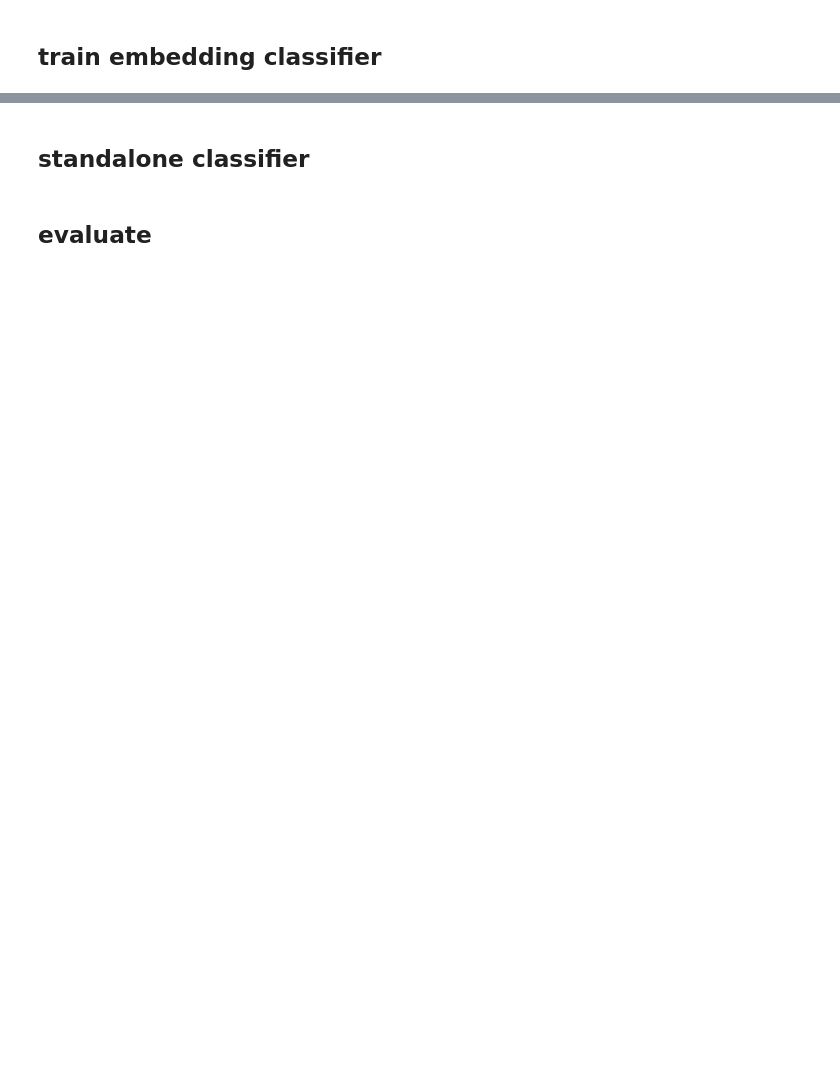
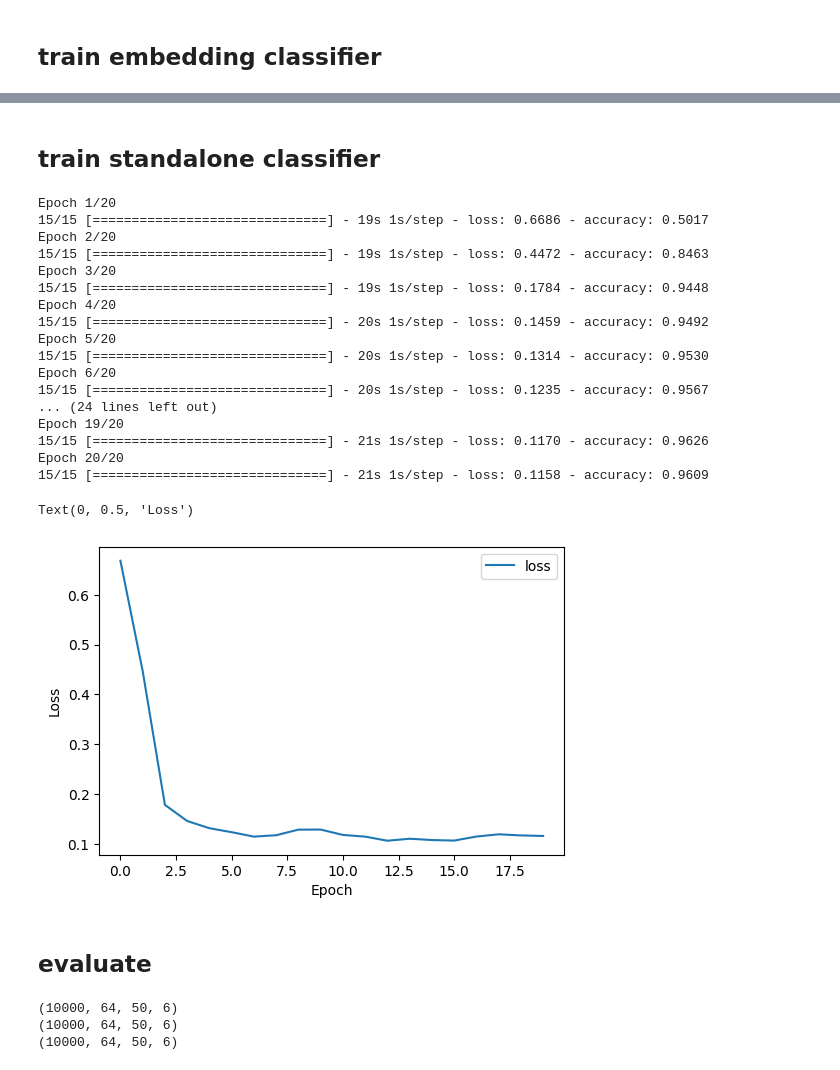
Before and after one commit to hftsoi/contrastive4pu, a Jupyter notebook: train.ipynb, the cells around one changed output, grey strips where cells are left out. Drawn from its saved outputs; the diff is of its cells as text; code cells hidden in the pictures; blank space fills up the shorter version.

```diff
--- a/train.ipynb
+++ b/train.ipynb
@@ -264,34 +184,53 @@ encoder_loaded.load_weights('weights_encoder.h5')
 embedding_classifier_loaded = build_embedding_classifier(encoder=encoder_loaded, input_shape=input_shape)
 embedding_classifier_loaded.load_weights('weights_embedding_classifier.h5')
 # %% [markdown]
-## standalone classifier
+## train standalone classifier
 # %%
 batch_size = 1024
-pu_min = 100
-pu_max = 100
+pu_min = 120
+pu_max = 121
 steps_per_epoch = (X_HHbbbb_isHS.shape[0] + X_PJZ0.shape[0]) // batch_size
 
 gen_data_classification = generate_batch_for_classifier(X_hs=X_HHbbbb_isHS,
                                                         X_pu=X_HHbbbb_isPU,
                                                         X_bkg=X_PJZ0,
                                                         pu_min=pu_min,
                                                         pu_max=pu_max,
                                                         batch_size=batch_size)
 
 standalone_classifier = build_standalone_classifier(input_shape=input_shape)
-standalone_classifier.compile(optimizer=tf.keras.optimizers.legacy.Adam(learning_rate=0.0005),
+standalone_classifier.compile(optimizer=tf.keras.optimizers.legacy.Adam(learning_rate=0.005),
                               loss='binary_crossentropy',
                               metrics=['accuracy'])
 
 history = standalone_classifier.fit(gen_data_classification, steps_per_epoch=steps_per_epoch, epochs=20)
 
 plt.figure(figsize = (6,4))
 axes = plt.subplot(1,1,1)
 axes.plot(history.history['loss'], label = 'loss')
-axes.plot(history.history['accuracy'], label = 'accuracy')
 axes.legend(loc = "upper right")
 axes.set_xlabel('Epoch')
 axes.set_ylabel('Loss')
+# %% [output]
+Epoch 1/20
+15/15 [==============================] - 19s 1s/step - loss: 0.6686 - accuracy: 0.5017
+Epoch 2/20
+15/15 [==============================] - 19s 1s/step - loss: 0.4472 - accuracy: 0.8463
+Epoch 3/20
+15/15 [==============================] - 19s 1s/step - loss: 0.1784 - accuracy: 0.9448
+Epoch 4/20
+15/15 [==============================] - 20s 1s/step - loss: 0.1459 - accuracy: 0.9492
+Epoch 5/20
+15/15 [==============================] - 20s 1s/step - loss: 0.1314 - accuracy: 0.9530
+Epoch 6/20
+15/15 [==============================] - 20s 1s/step - loss: 0.1235 - accuracy: 0.9567
+... (24 lines left out)
+Epoch 19/20
+15/15 [==============================] - 21s 1s/step - loss: 0.1170 - accuracy: 0.9626
+Epoch 20/20
+15/15 [==============================] - 21s 1s/step - loss: 0.1158 - accuracy: 0.9609
+Text(0, 0.5, 'Loss')
+[figure, added]
 # %%
 if os.path.exists('weights_standalone_classifier.h5'):
     os.remove('weights_standalone_classifier.h5')
@@ -302,3 +241,20 @@ standalone_classifier_loaded = build_standalone_classifier(input_shape=input_sha
 standalone_classifier_loaded.load_weights('weights_standalone_classifier.h5')
 # %% [markdown]
 ## evaluate
+# %%
+n_per_sample = 10000
+
+with h5py.File('HHbbbb.h5', 'r') as f:
+    X_HHbbbb_isHS = tf.cast(f['HS'][-n_per_sample:], tf.float32)
+    X_HHbbbb_isPU = tf.cast(f['PU'][-n_per_sample:], tf.float32)
+
+with h5py.File('PJZ0.h5', 'r') as f:
+    X_PJZ0 = tf.cast(f['data'][-n_per_sample:], tf.float32)
+
+print(X_HHbbbb_isHS.shape)
+print(X_HHbbbb_isPU.shape)
+print(X_PJZ0.shape)
+# %% [output]
+(10000, 64, 50, 6)
+(10000, 64, 50, 6)
+(10000, 64, 50, 6)
```
Also changed, not shown: parts of 8 cells of this notebook, 2 other files.
